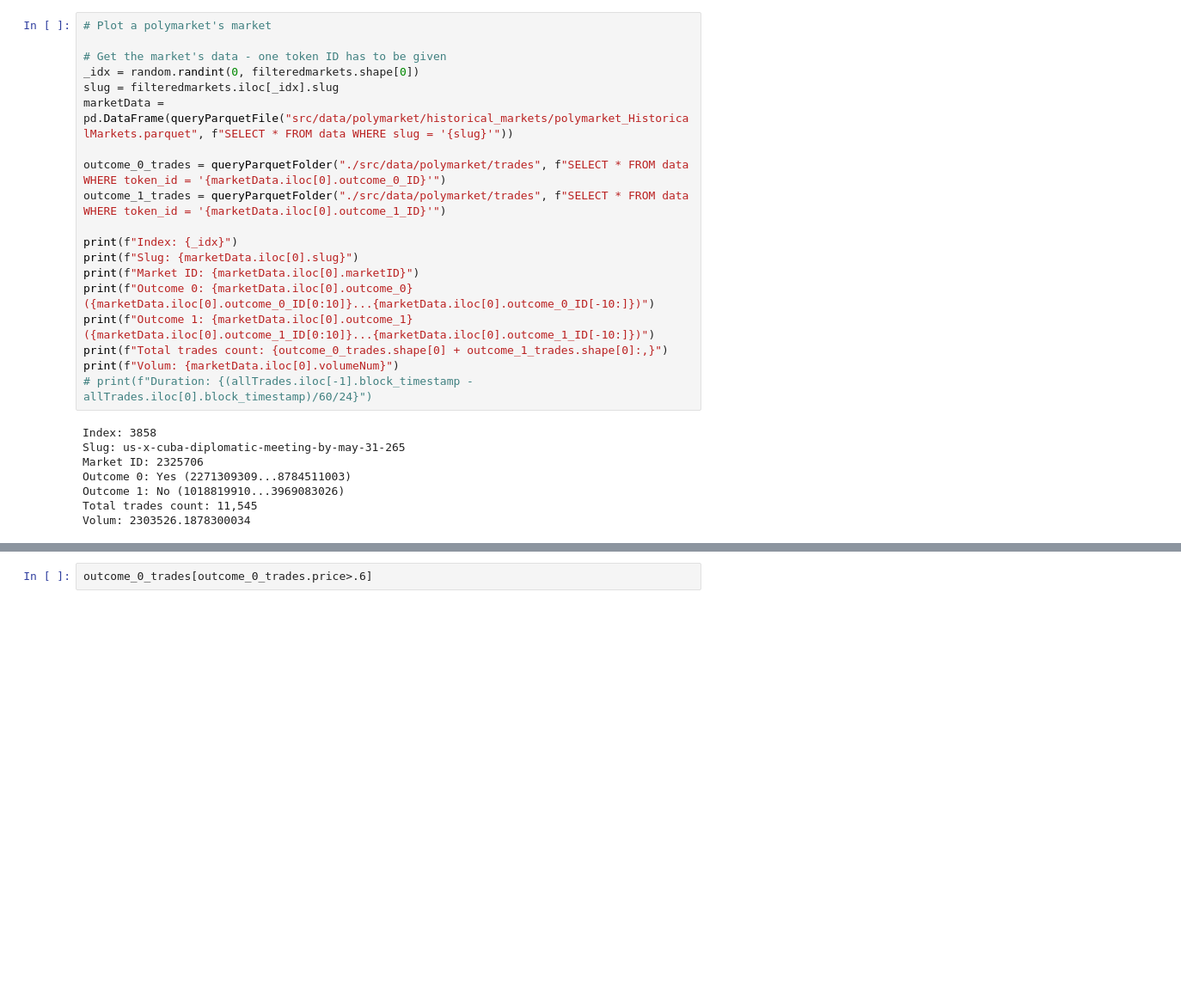
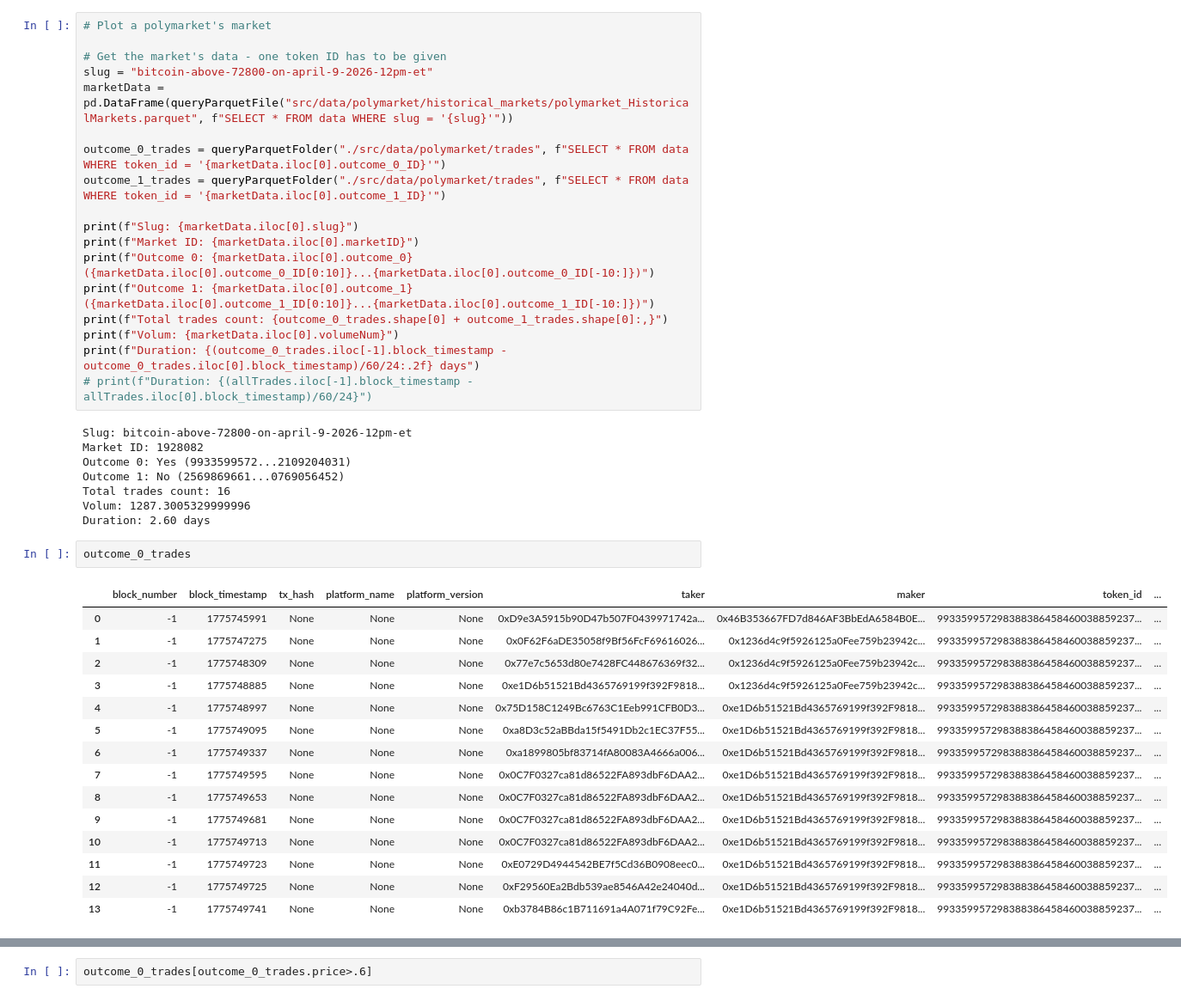
Before and after one commit to amirabbasja/PredictionMarketAnalyzer, a Jupyter notebook: playground.ipynb, the cells around one changed output, grey strips where cells are left out. Shown at 86% size. Saved outputs shown, nothing was run; the diff lists cells and outputs as text; blank space fills up the shorter version.

```diff
--- a/playground.ipynb
+++ b/playground.ipynb
@@ -238,29 +207,46 @@ price                                                        1.190476
 # Plot a polymarket's market
 
 # Get the market's data - one token ID has to be given
-_idx = random.randint(0, filteredmarkets.shape[0])
-slug = filteredmarkets.iloc[_idx].slug
+slug = "bitcoin-above-72800-on-april-9-2026-12pm-et"
 marketData = pd.DataFrame(queryParquetFile("src/data/polymarket/historical_markets/polymarket_HistoricalMarkets.parquet", f"SELECT * FROM data WHERE slug = '{slug}'"))
 
 outcome_0_trades = queryParquetFolder("./src/data/polymarket/trades", f"SELECT * FROM data WHERE token_id = '{marketData.iloc[0].outcome_0_ID}'")
 outcome_1_trades = queryParquetFolder("./src/data/polymarket/trades", f"SELECT * FROM data WHERE token_id = '{marketData.iloc[0].outcome_1_ID}'")
 
-print(f"Index: {_idx}")
 print(f"Slug: {marketData.iloc[0].slug}")
 print(f"Market ID: {marketData.iloc[0].marketID}")
 print(f"Outcome 0: {marketData.iloc[0].outcome_0} ({marketData.iloc[0].outcome_0_ID[0:10]}...{marketData.iloc[0].outcome_0_ID[-10:]})")
 print(f"Outcome 1: {marketData.iloc[0].outcome_1} ({marketData.iloc[0].outcome_1_ID[0:10]}...{marketData.iloc[0].outcome_1_ID[-10:]})")
 print(f"Total trades count: {outcome_0_trades.shape[0] + outcome_1_trades.shape[0]:,}")
 print(f"Volum: {marketData.iloc[0].volumeNum}")
+print(f"Duration: {(outcome_0_trades.iloc[-1].block_timestamp - outcome_0_trades.iloc[0].block_timestamp)/60/24:.2f} days")
 # print(f"Duration: {(allTrades.iloc[-1].block_timestamp - allTrades.iloc[0].block_timestamp)/60/24}")
 # %% [output]
-Index: 3858
-Slug: us-x-cuba-diplomatic-meeting-by-may-31-265
-Market ID: 2325706
-Outcome 0: Yes (2271309309...8784511003)
-Outcome 1: No (1018819910...3969083026)
-Total trades count: 11,545
-Volum: 2303526.1878300034
+Slug: bitcoin-above-72800-on-april-9-2026-12pm-et
+Market ID: 1928082
+Outcome 0: Yes (9933599572...2109204031)
+Outcome 1: No (2569869661...0769056452)
+Total trades count: 16
+Volum: 1287.3005329999996
+Duration: 2.60 days
+# %%
+outcome_0_trades
+# %% [output]
+|  | block_number | block_timestamp | tx_hash | platform_name | platform_version | taker | maker | token_id | ... |
+| 0 | -1 | 1775745991 | None | None | None | 0xD9e3A5915b90D47b507F0439971742a... | 0x46B353667FD7d846AF3BbEdA6584B0E... | 993359957298388386458460038859237... | ... |
+| 1 | -1 | 1775747275 | None | None | None | 0x0F62F6aDE35058f9Bf56FcF69616026... | 0x1236d4c9f5926125a0Fee759b23942c... | 993359957298388386458460038859237... | ... |
+| 2 | -1 | 1775748309 | None | None | None | 0x77e7c5653d80e7428FC448676369f32... | 0x1236d4c9f5926125a0Fee759b23942c... | 993359957298388386458460038859237... | ... |
+| 3 | -1 | 1775748885 | None | None | None | 0xe1D6b51521Bd4365769199f392F9818... | 0x1236d4c9f5926125a0Fee759b23942c... | 993359957298388386458460038859237... | ... |
+| 4 | -1 | 1775748997 | None | None | None | 0x75D158C1249Bc6763C1Eeb991CFB0D3... | 0xe1D6b51521Bd4365769199f392F9818... | 993359957298388386458460038859237... | ... |
+| 5 | -1 | 1775749095 | None | None | None | 0xa8D3c52aBBda15f5491Db2c1EC37F55... | 0xe1D6b51521Bd4365769199f392F9818... | 993359957298388386458460038859237... | ... |
+| 6 | -1 | 1775749337 | None | None | None | 0xa1899805bf83714fA80083A4666a006... | 0xe1D6b51521Bd4365769199f392F9818... | 993359957298388386458460038859237... | ... |
+| 7 | -1 | 1775749595 | None | None | None | 0x0C7F0327ca81d86522FA893dbF6DAA2... | 0xe1D6b51521Bd4365769199f392F9818... | 993359957298388386458460038859237... | ... |
+| 8 | -1 | 1775749653 | None | None | None | 0x0C7F0327ca81d86522FA893dbF6DAA2... | 0xe1D6b51521Bd4365769199f392F9818... | 993359957298388386458460038859237... | ... |
+| 9 | -1 | 1775749681 | None | None | None | 0x0C7F0327ca81d86522FA893dbF6DAA2... | 0xe1D6b51521Bd4365769199f392F9818... | 993359957298388386458460038859237... | ... |
+| 10 | -1 | 1775749713 | None | None | None | 0x0C7F0327ca81d86522FA893dbF6DAA2... | 0xe1D6b51521Bd4365769199f392F9818... | 993359957298388386458460038859237... | ... |
+| 11 | -1 | 1775749723 | None | None | None | 0xE0729D4944542BE7f5Cd36B0908eec0... | 0xe1D6b51521Bd4365769199f392F9818... | 993359957298388386458460038859237... | ... |
+| 12 | -1 | 1775749725 | None | None | None | 0xF29560Ea2Bdb539ae8546A42e24040d... | 0xe1D6b51521Bd4365769199f392F9818... | 993359957298388386458460038859237... | ... |
+| 13 | -1 | 1775749741 | None | None | None | 0xb3784B86c1B711691a4A071f79C92Fe... | 0xe1D6b51521Bd4365769199f392F9818... | 993359957298388386458460038859237... | ... |
 # %%
 dateRange = [
     int(min(datetime.fromisoformat(marketData.startDate.iloc[0]).timestamp(), outcome_0_trades.block_timestamp.min(), outcome_1_trades.block_timestamp.min())),
```
Also changed, not shown: parts of 19 cells of this notebook.
